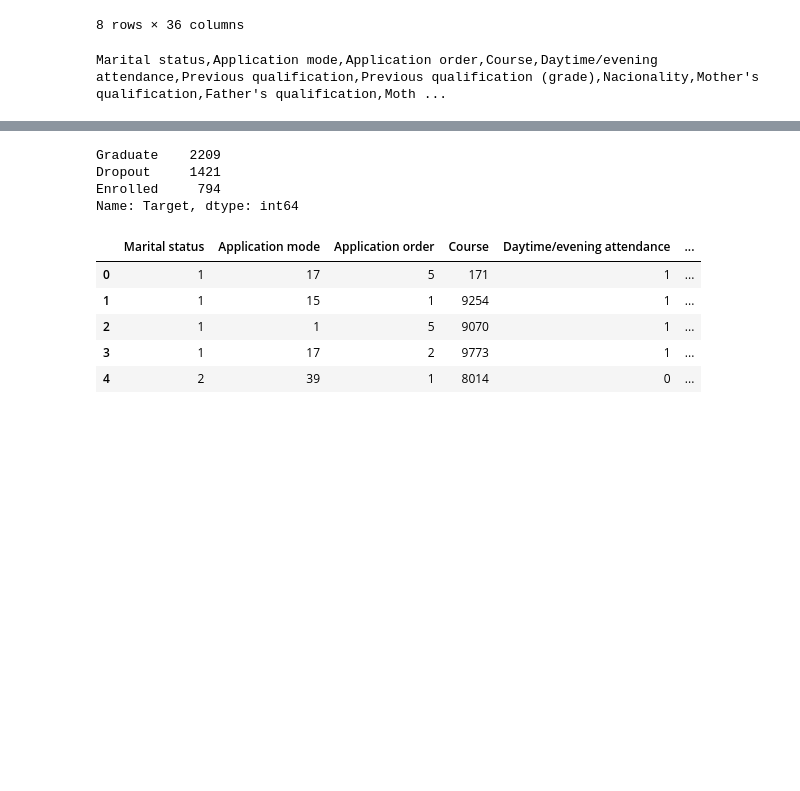
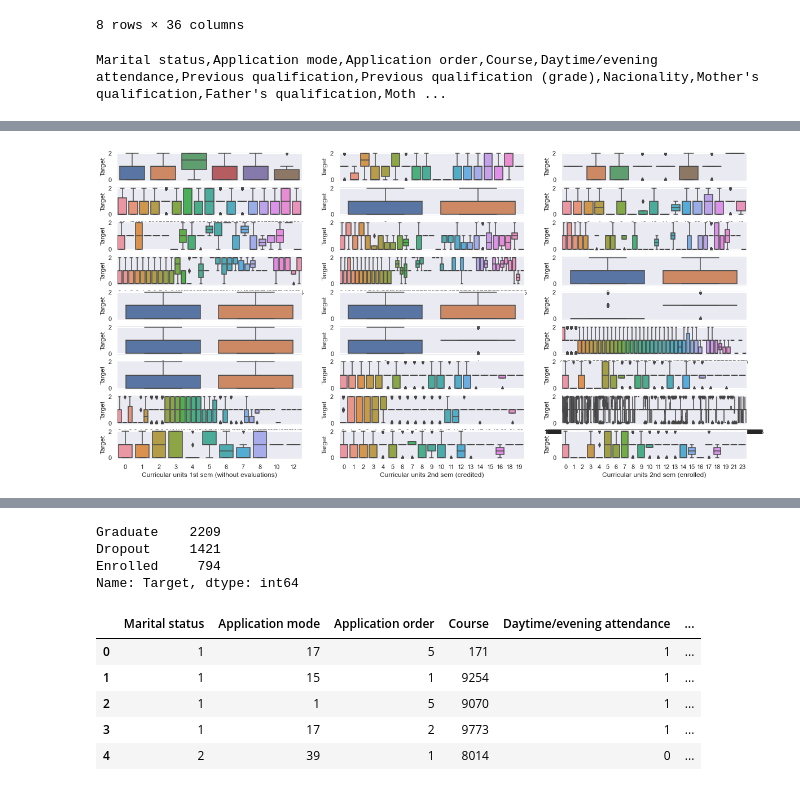
Before and after one commit to Saeem03/CSE-445-Project, a Jupyter notebook: Course Files/Project/Decision Code .ipynb, the cells around one changed output, grey strips where cells are left out. Cells and saved outputs as stored; diff of their text form; code cells hidden in the pictures; blank space fills up the shorter version.

```diff
--- a/Course Files/Project/Decision Code .ipynb
+++ b/Course Files/Project/Decision Code .ipynb
@@ -51,3 +58,16 @@ for i in data.columns:
     print(i,end=",")
 # %% [output]
 Marital status,Application mode,Application order,Course,Daytime/evening attendance,Previous qualification,Previous qualification (grade),Nacionality,Mother's qualification,Father's qualification,Moth ...
+# %%
+numerical = []
+numerical.append("Previous qualification (grade)")
+numerical.append("Admission grade")
+numerical.append("Unemployment rate")
+numerical.append("Inflation rate")
+numerical.append("GDP")
+# %%
+catagorical = []
+catagorical = data.columns.to_list()
+for i in numerical:
+    catagorical.remove(i)
+print (catagorical)
@@ -54 +87,8 @@ Marital status,Application mode,Application order,Course,Daytime/evening attenda
+# %%
+
+fig, ax = plt.subplots(9, 3, figsize=(20, 10))
+for var, subplot in zip(catagorical, ax.flatten()):
+    sns.boxplot(x=var, y='Target', data=data, ax=subplot)
+# %% [output]
+[figure, added]
 # %%
```
Also changed, not shown: parts of 21 cells of this notebook, 10 other files.
